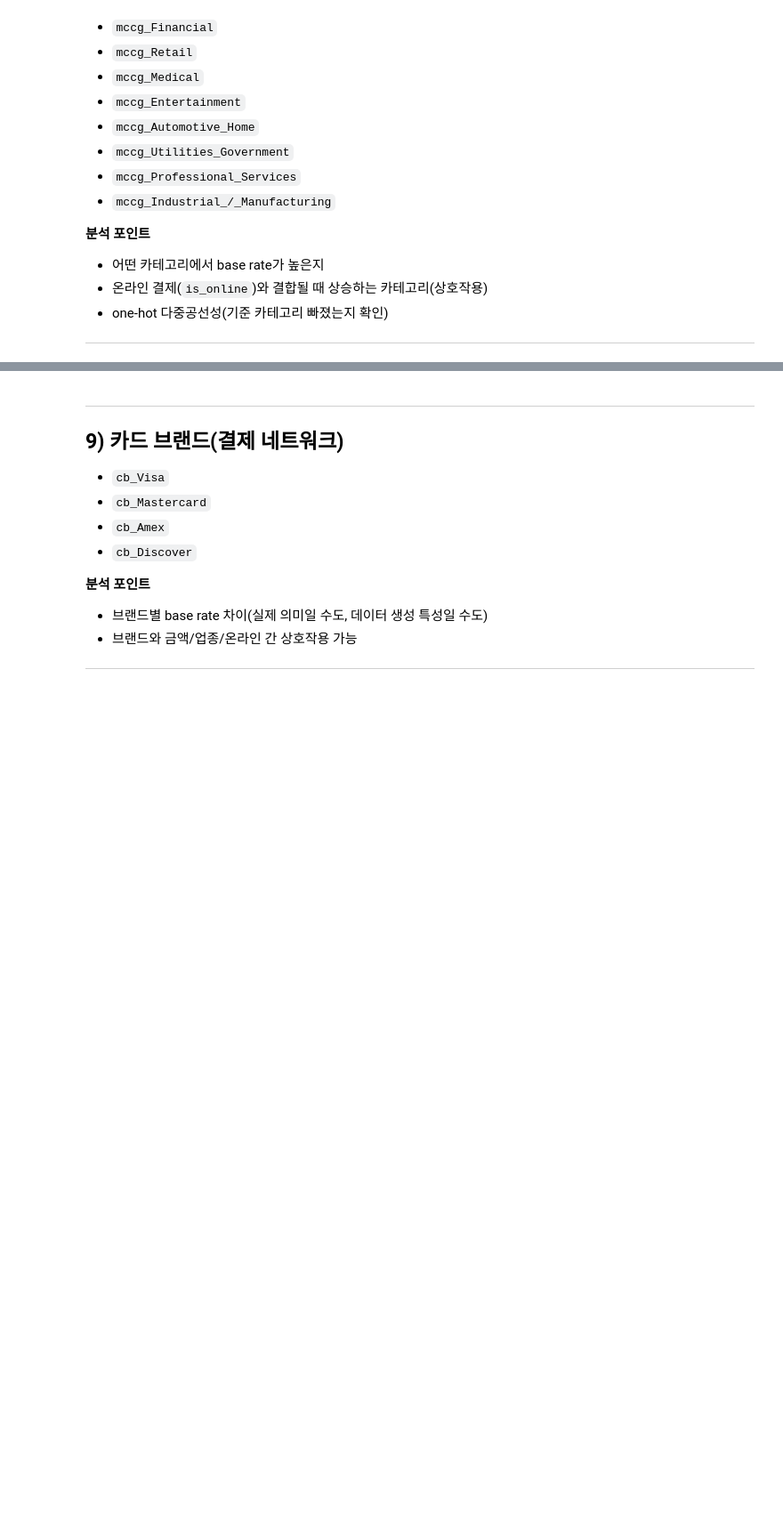
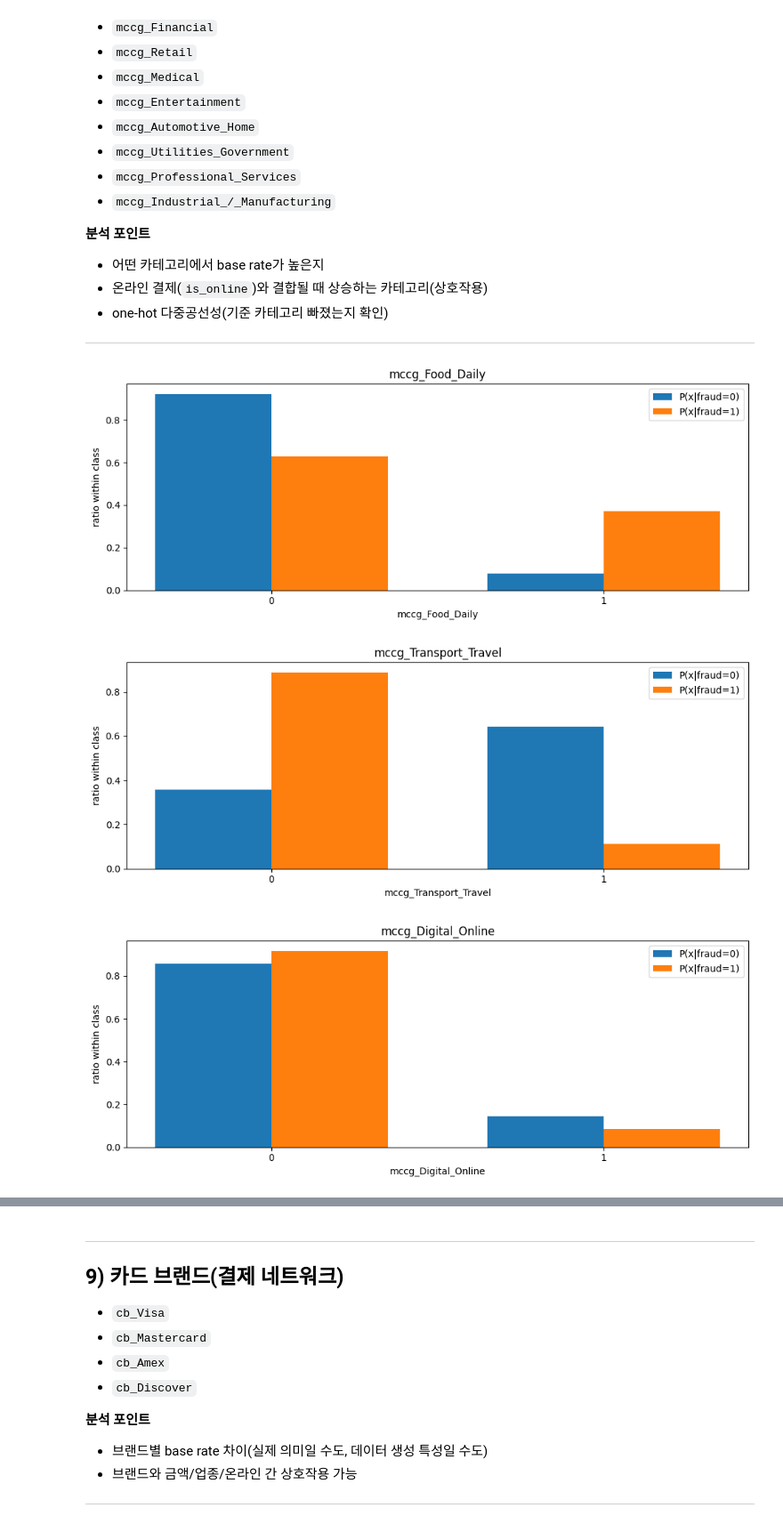
Before and after one commit to BDAIFin/knk, a Jupyter notebook: feature_signal_screening.ipynb, the cells around one changed output, grey strips where cells are left out. Shown at 89% size. Drawn from its saved outputs; the diff is of its cells as text; code cells hidden in the pictures; blank space fills up the shorter version.

```diff
--- a/feature_signal_screening.ipynb
+++ b/feature_signal_screening.ipynb
@@ -2168,3 +2442,21 @@ plot_feature_eda(df, "credit_score", label_col="fraud", clip_q=(0.01, 0.99), log
 * one-hot 다중공선성(기준 카테고리 빠졌는지 확인)
 
 ---
+# %%
+FEATURES = ["mccg_Food_Daily",
+"mccg_Transport_Travel",
+"mccg_Digital_Online",
+"mccg_Financial",
+"mccg_Retail",
+"mccg_Medical",
+"mccg_Entertainment",
+"mccg_Automotive_Home",
+"mccg_Utilities_Government",
+"mccg_Professional_Services",
+"mccg_Industrial_/_Manufacturing"]
+for c in FEATURES:
+    plot_class_ratio_only(df, c, LABEL_COL, bins=20, clip_q=(0.01, 0.99), min_bin_count=30)
+# %% [output]
+[figure, added]
+[figure, added]
+[figure, added]
```
Also changed, not shown: parts of 23 cells of this notebook.
